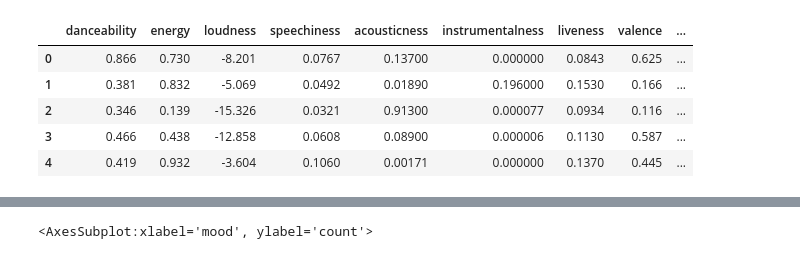
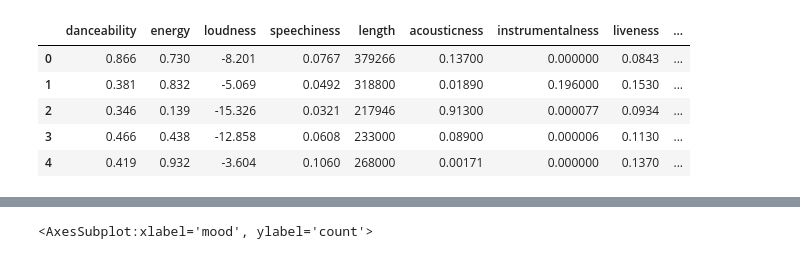
Before and after one commit to olalekeolaleke/Track-Information-and-Mood-Detector, a Jupyter notebook: prediction.ipynb, the cells around one changed output, grey strips where cells are left out. Cells and saved outputs as stored; diff of their text form; code cells hidden in the pictures.

```diff
--- a/prediction.ipynb
+++ b/prediction.ipynb
@@ -49,19 +65,19 @@ datamood_df.head()
 # %%
 # Choosing the features for our analysis
 
-chosen_cols = ['danceability', 'energy', 'loudness', 'speechiness',
+chosen_cols = ['danceability', 'energy', 'loudness', 'speechiness','length',
                          'acousticness', 'instrumentalness', 'liveness', 'valence', 'tempo']
 
 data_df = datamood_df[chosen_cols].copy()
 
 data_df.head()
 # %% [output]
-|  | danceability | energy | loudness | speechiness | acousticness | instrumentalness | liveness | valence | ... |
-| 0 | 0.866 | 0.730 | -8.201 | 0.0767 | 0.13700 | 0.000000 | 0.0843 | 0.625 | ... |
-| 1 | 0.381 | 0.832 | -5.069 | 0.0492 | 0.01890 | 0.196000 | 0.1530 | 0.166 | ... |
-| 2 | 0.346 | 0.139 | -15.326 | 0.0321 | 0.91300 | 0.000077 | 0.0934 | 0.116 | ... |
-| 3 | 0.466 | 0.438 | -12.858 | 0.0608 | 0.08900 | 0.000006 | 0.1130 | 0.587 | ... |
-| 4 | 0.419 | 0.932 | -3.604 | 0.1060 | 0.00171 | 0.000000 | 0.1370 | 0.445 | ... |
+|  | danceability | energy | loudness | speechiness | length | acousticness | instrumentalness | liveness | ... |
+| 0 | 0.866 | 0.730 | -8.201 | 0.0767 | 379266 | 0.13700 | 0.000000 | 0.0843 | ... |
+| 1 | 0.381 | 0.832 | -5.069 | 0.0492 | 318800 | 0.01890 | 0.196000 | 0.1530 | ... |
+| 2 | 0.346 | 0.139 | -15.326 | 0.0321 | 217946 | 0.91300 | 0.000077 | 0.0934 | ... |
+| 3 | 0.466 | 0.438 | -12.858 | 0.0608 | 233000 | 0.08900 | 0.000006 | 0.1130 | ... |
+| 4 | 0.419 | 0.932 | -3.604 | 0.1060 | 268000 | 0.00171 | 0.000000 | 0.1370 | ... |
 # %%
 # Comparing the Attributes
 
```
Also changed, not shown: parts of 30 cells of this notebook, 5 other files.
